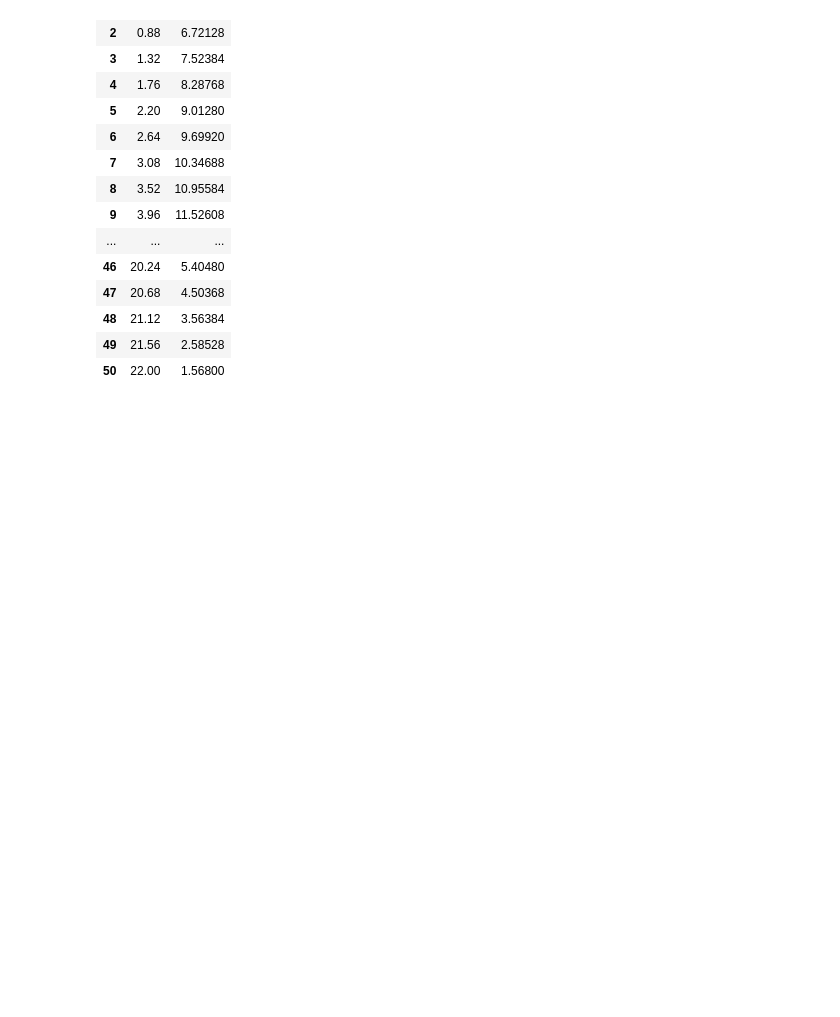
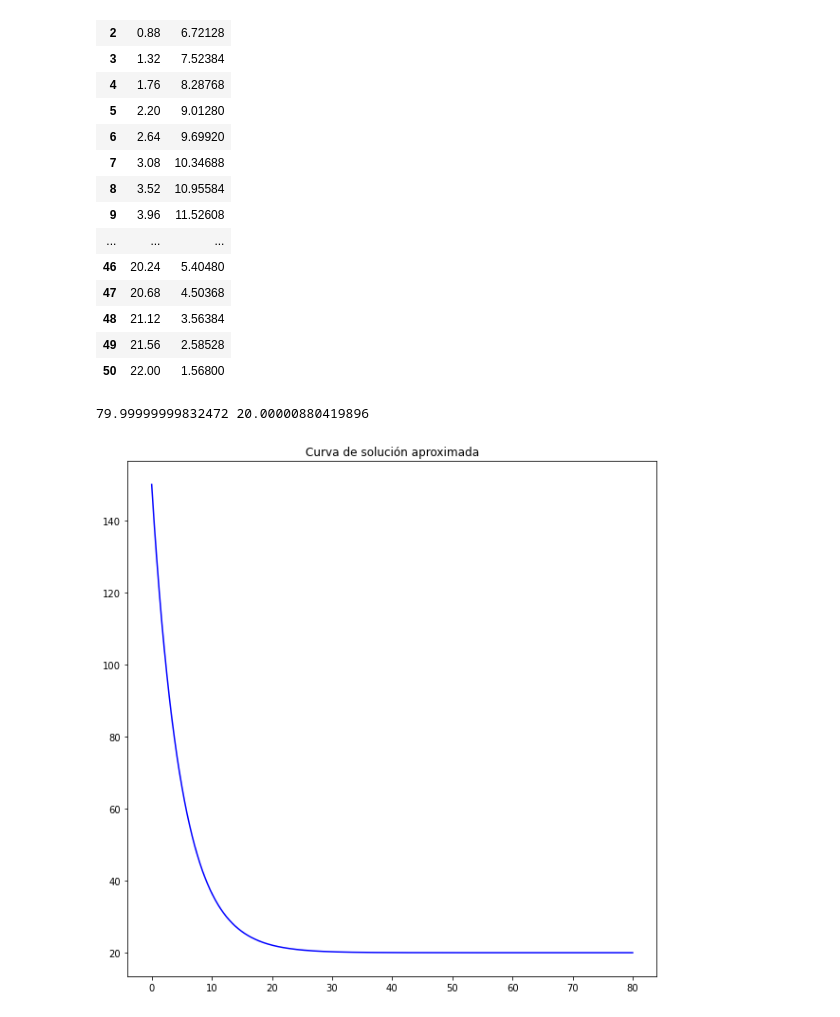
Before and after one commit to caramirezs/MetNum_202260, a Jupyter notebook: 4.1_Metodo_Euler.ipynb, the cells around one changed output. Drawn from its saved outputs; the diff is of its cells as text; code cells hidden in the pictures; blank space fills up the shorter version.

Commit message:
Met Euler

```diff
--- a/4.1_Metodo_Euler.ipynb
+++ b/4.1_Metodo_Euler.ipynb
@@ -60,3 +57,20 @@ df
 | 48 | 21.12 | 3.56384 |
 | 49 | 21.56 | 2.58528 |
 | 50 | 22.00 | 1.56800 |
+# %%
+func = lambda t, T: -0.206346*(T-20)
+to = 0
+To = 150
+n = 1000000
+tf = 80
+t,T = euler(func,to, To, tf, n)
+print(t[-1],T[-1])
+
+fig = plt.figure(figsize=(10, 10))
+plt.plot(t,T, 'b-', label='Euler')
+
+title("Curva de solución aproximada")
+plt.show()
+# %% [output]
+79.99999999832472 20.00000880419896
+[figure, added]
```
Also changed, not shown: parts of 2 cells of this notebook.
